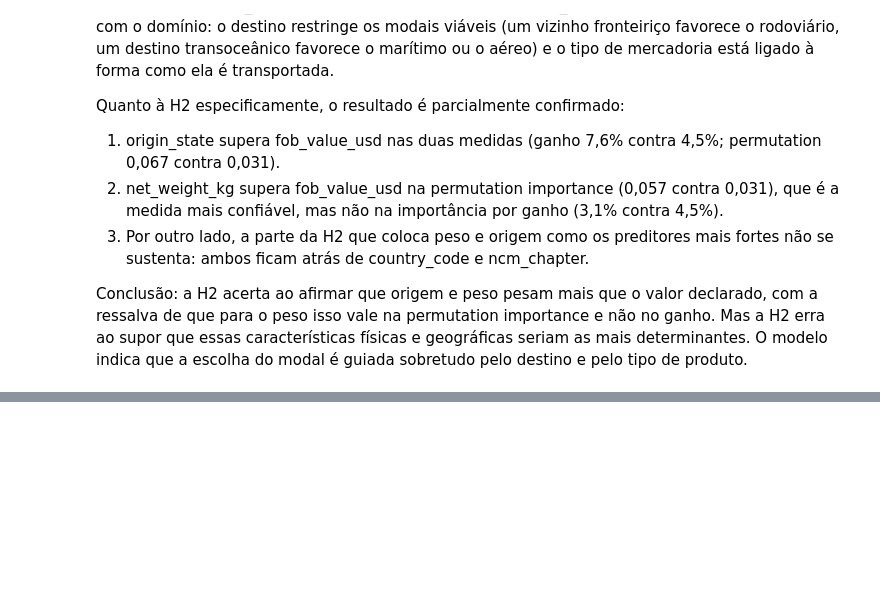
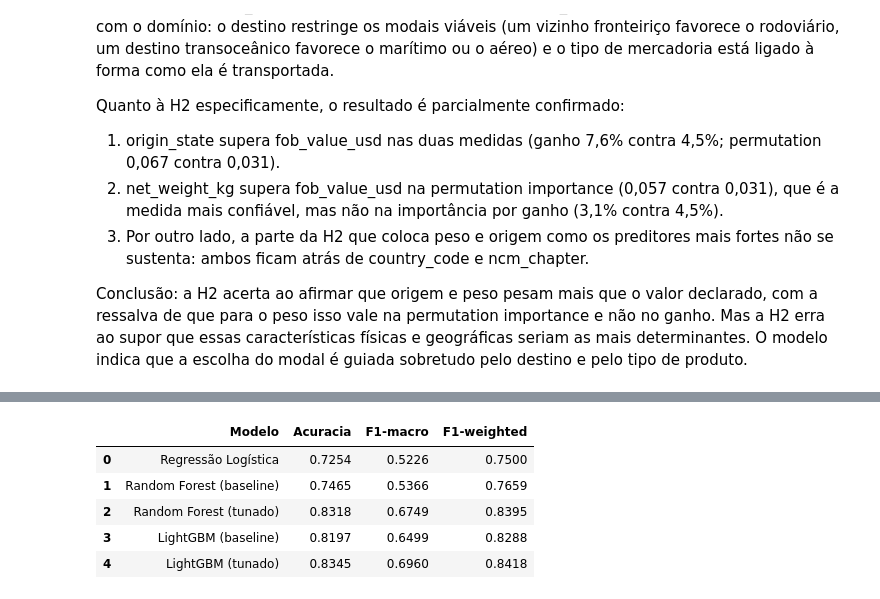
Before and after one commit to PamLissa/br-foreign-trade-analysis, a Jupyter notebook: milestone-4/notebooks/lightgbm_modeling.ipynb, the cells around one changed output, grey strips where cells are left out. Saved outputs shown, nothing was run; the diff lists cells and outputs as text; code cells hidden in the pictures; blank space fills up the shorter version.

```diff
--- a/milestone-4/notebooks/lightgbm_modeling.ipynb
+++ b/milestone-4/notebooks/lightgbm_modeling.ipynb
@@ -684,0 +691,28 @@ Conclusão: a H2 acerta ao afirmar que origem e peso pesam mais que o valor decl
+# %%
+from sklearn.metrics import f1_score
+
+# Regressao Logistica e Random Forest: resultados obtidos no notebook logreg_rf_modeling.ipynb,
+# sob o MESMO protocolo (mesma base, mesmo alvo de 5 classes, mesma divisao 80/20 estratificada
+# e as mesmas 8 features). LightGBM: calculado neste notebook.
+externos = [
+    {'Modelo': 'Regressão Logística',      'Acuracia': 0.7254, 'F1-macro': 0.5226, 'F1-weighted': 0.7500},
+    {'Modelo': 'Random Forest (baseline)', 'Acuracia': 0.7465, 'F1-macro': 0.5366, 'F1-weighted': 0.7659},
+    {'Modelo': 'Random Forest (tunado)', 'Acuracia': 0.8318, 'F1-macro': 0.6749, 'F1-weighted': 0.8395},
+]
+
+lgbm = [
+    {'Modelo': 'LightGBM (baseline)', 'Acuracia': acc_baseline, 'F1-macro': f1_macro_baseline,
+     'F1-weighted': f1_score(y_test, y_pred_baseline, average='weighted')},
+    {'Modelo': 'LightGBM (tunado)', 'Acuracia': acc_tuned, 'F1-macro': f1_macro_tuned,
+     'F1-weighted': f1_score(y_test, y_pred_tuned, average='weighted')},
+]
+
+comparison = pd.DataFrame(externos + lgbm)
+comparison.round(4)
+# %% [output]
+|  | Modelo | Acuracia | F1-macro | F1-weighted |
+| 0 | Regressão Logística | 0.7254 | 0.5226 | 0.7500 |
+| 1 | Random Forest (baseline) | 0.7465 | 0.5366 | 0.7659 |
+| 2 | Random Forest (tunado) | 0.8318 | 0.6749 | 0.8395 |
+| 3 | LightGBM (baseline) | 0.8197 | 0.6499 | 0.8288 |
+| 4 | LightGBM (tunado) | 0.8345 | 0.6960 | 0.8418 |
```
Also changed, not shown: parts of 9 cells of this notebook.
